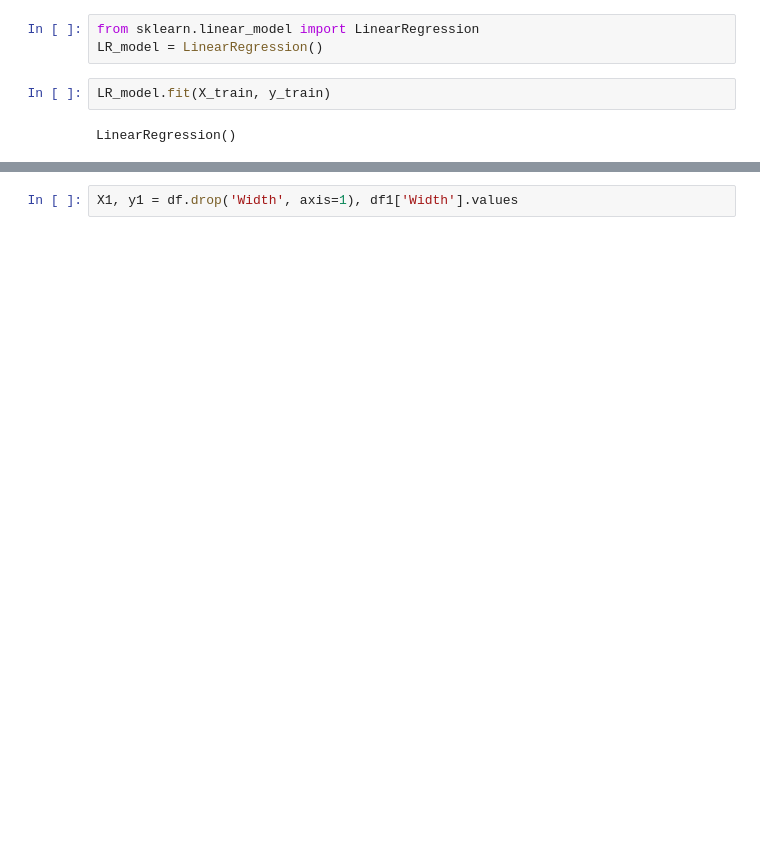
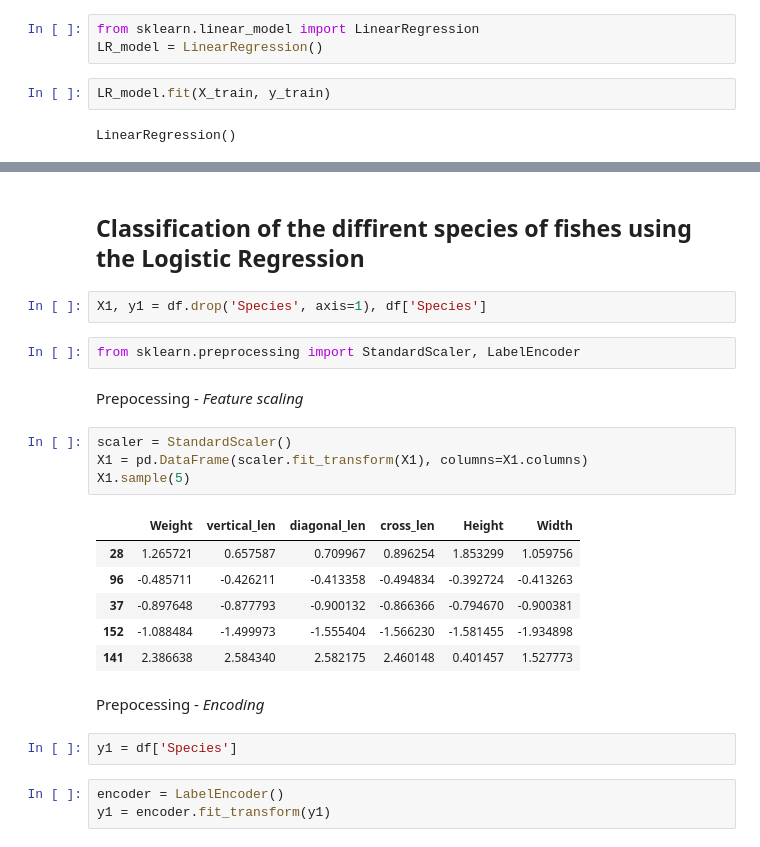
Before and after one commit to dasdebjeet/data_science, a Jupyter notebook: practice/fish_data/model.ipynb, the cells around one changed output, grey strips where cells are left out. Saved outputs shown, nothing was run; the diff lists cells and outputs as text; blank space fills up the shorter version.

```diff
--- a/practice/Untitled.ipynb
+++ b/practice/fish_data/model.ipynb
@@ -138,2 +152,26 @@ LR_model.score(X_test, y_test)
+# %% [markdown]
+## Classification of the diffirent species of fishes using the Logistic Regression
+# %%
+X1, y1 = df.drop('Species', axis=1), df['Species']
 # %%
-X1, y1 = df.drop('Width', axis=1), df1['Width'].values
+from sklearn.preprocessing import StandardScaler, LabelEncoder
+# %% [markdown]
+Prepocessing - *Feature scaling*
+# %%
+scaler = StandardScaler()
+X1 = pd.DataFrame(scaler.fit_transform(X1), columns=X1.columns)
+X1.sample(5)
+# %% [output]
+|  | Weight | vertical_len | diagonal_len | cross_len | Height | Width |
+| 28 | 1.265721 | 0.657587 | 0.709967 | 0.896254 | 1.853299 | 1.059756 |
+| 96 | -0.485711 | -0.426211 | -0.413358 | -0.494834 | -0.392724 | -0.413263 |
+| 37 | -0.897648 | -0.877793 | -0.900132 | -0.866366 | -0.794670 | -0.900381 |
+| 152 | -1.088484 | -1.499973 | -1.555404 | -1.566230 | -1.581455 | -1.934898 |
+| 141 | 2.386638 | 2.584340 | 2.582175 | 2.460148 | 0.401457 | 1.527773 |
+# %% [markdown]
+Prepocessing - *Encoding*
+# %%
+y1 = df['Species']
+# %%
+encoder = LabelEncoder()
+y1 = encoder.fit_transform(y1)
```
Also changed, not shown: parts of 22 cells of this notebook, 1 other file.
